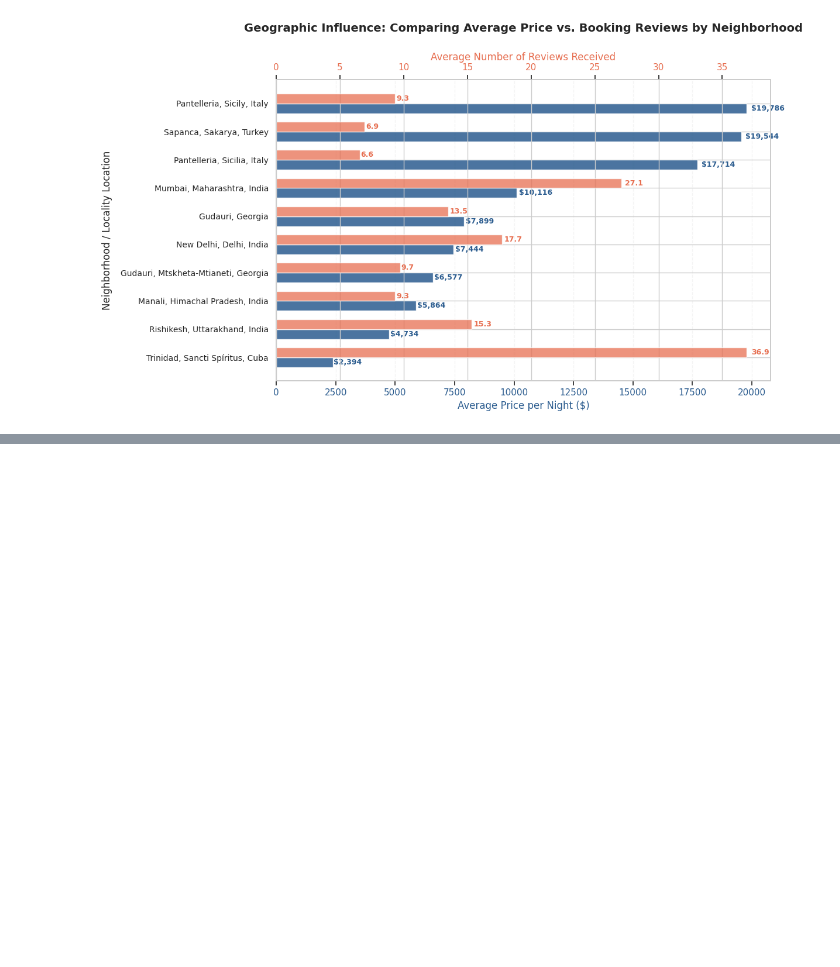
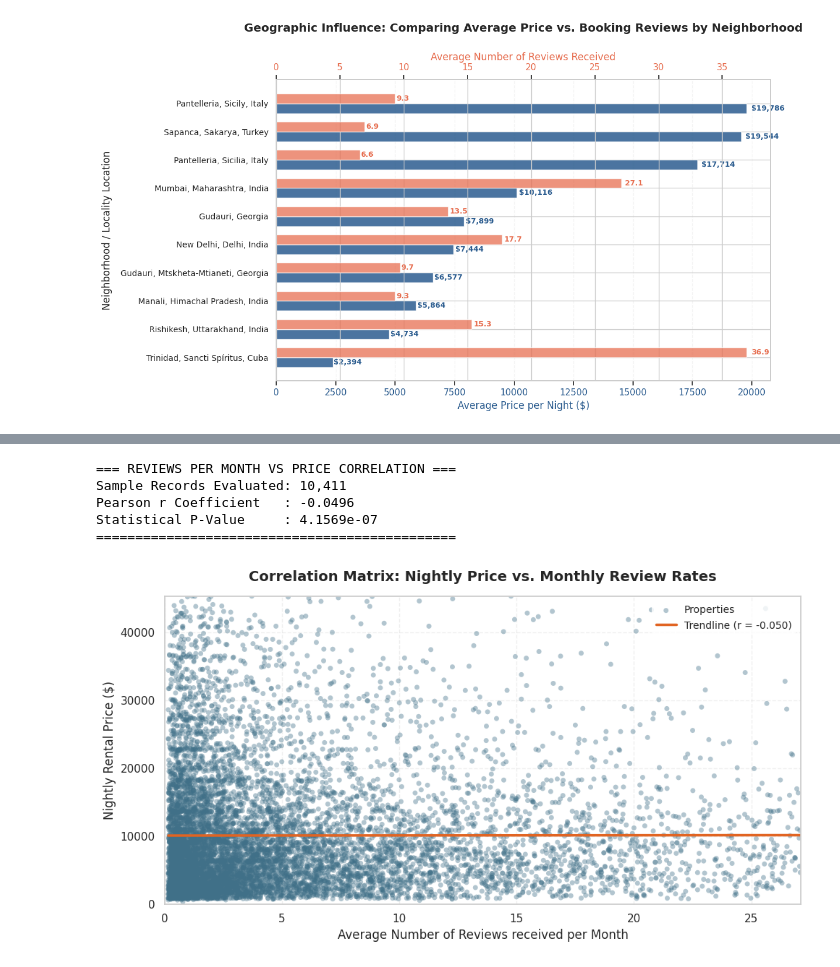
Before and after one commit to MohMost87/The-Airbnb-Listings-Analysis, a Jupyter notebook: The_Airbnb_Listings_Analysis.ipynb, the cells around one changed output, grey strips where cells are left out. Drawn from its saved outputs; the diff is of its cells as text; code cells hidden in the pictures; blank space fills up the shorter version.

```diff
--- a/The_Airbnb_Listings_Analysis.ipynb
+++ b/The_Airbnb_Listings_Analysis.ipynb
@@ -858,0 +929,67 @@ Sub-dataframe Shape: (10, 3)
+# %%
+import numpy as np
+import pandas as pd
+import matplotlib.pyplot as plt
+from scipy import stats
+
+# ===================================================================================
+# Question: Do properties with more reviews per month tend to have higher prices?
+# ===================================================================================
+
+# 1. Ensure columns are cleanly formatted as numeric floats to prevent type conflicts
+df['price'] = pd.to_numeric(df['price'], errors='coerce').fillna(0)
+df['reviews_per_month_derived'] = pd.to_numeric(df.get('reviews_per_month_derived'), errors='coerce').fillna(0)
+
+# Filter for active properties with positive prices and monthly activity traffic
+active_data = df[(df['price'] > 0) & (df['reviews_per_month_derived'] > 0)].copy()
+
+# Filter extreme top 5% outliers to keep the visual scatter plot readable and descriptive
+price_limit = np.percentile(active_data['price'], 95)
+rate_limit = np.percentile(active_data['reviews_per_month_derived'], 95)
+plot_data = active_data[(active_data['price'] <= price_limit) & (active_data['reviews_per_month_derived'] <= rate_limit)]
+
+# 2. Compute statistical correlation metrics (Pearson r)
+r_coef, p_val = stats.pearsonr(active_data['reviews_per_month_derived'], active_data['price'])
+
+print("=== REVIEWS PER MONTH VS PRICE CORRELATION ===")
+print(f"Sample Records Evaluated: {len(active_data):,}")
+print(f"Pearson r Coefficient   : {r_coef:.4f}")
+print(f"Statistical P-Value     : {p_val:.4e}")
+print("==============================================\n")
+
+# 3. Build the Scatter Plot & Trendline Layout
+plt.figure(figsize=(10, 5.5))
+
+# Plot the individual property distribution dots
+plt.scatter(plot_data['reviews_per_month_derived'], plot_data['price'],
+            color='#407088', alpha=0.4, edgecolors='none', s=25, label='Properties')
+
+# Calculate and plot the linear regression fit line
+m, b = np.polyfit(plot_data['reviews_per_month_derived'], plot_data['price'], 1)
+x_vals = np.linspace(plot_data['reviews_per_month_derived'].min(), plot_data['reviews_per_month_derived'].max(), 100)
+plt.plot(x_vals, m * x_vals + b, color='#e16422', linestyle='-', linewidth=2.5,
+         label=f'Trendline (r = {r_coef:.3f})')
+
+# Chart Title and Label Axis Formatting
+plt.title('Correlation Matrix: Nightly Price vs. Monthly Review Rates', fontweight='bold', fontsize=14, pad=15)
+plt.xlabel('Average Number of Reviews received per Month', fontsize=12)
+plt.ylabel('Nightly Rental Price ($)', fontsize=12)
+
+# Set axes constraints based on calculated limits
+plt.xlim(0, rate_limit)
+plt.ylim(0, price_limit)
+
+# Grid and Legend Customization
+plt.grid(True, linestyle='--', alpha=0.3)
+plt.legend(loc='upper right', fontsize=10, frameon=True, facecolor='white', edgecolor='none')
+
+# Display the final clean rendering layout
+plt.tight_layout()
+plt.show()
+# %% [output]
+=== REVIEWS PER MONTH VS PRICE CORRELATION ===
+Sample Records Evaluated: 10,411
+Pearson r Coefficient   : -0.0496
+Statistical P-Value     : 4.1569e-07
+==============================================
+[figure, added]
```
Also changed, not shown: parts of 1 cell of this notebook.
